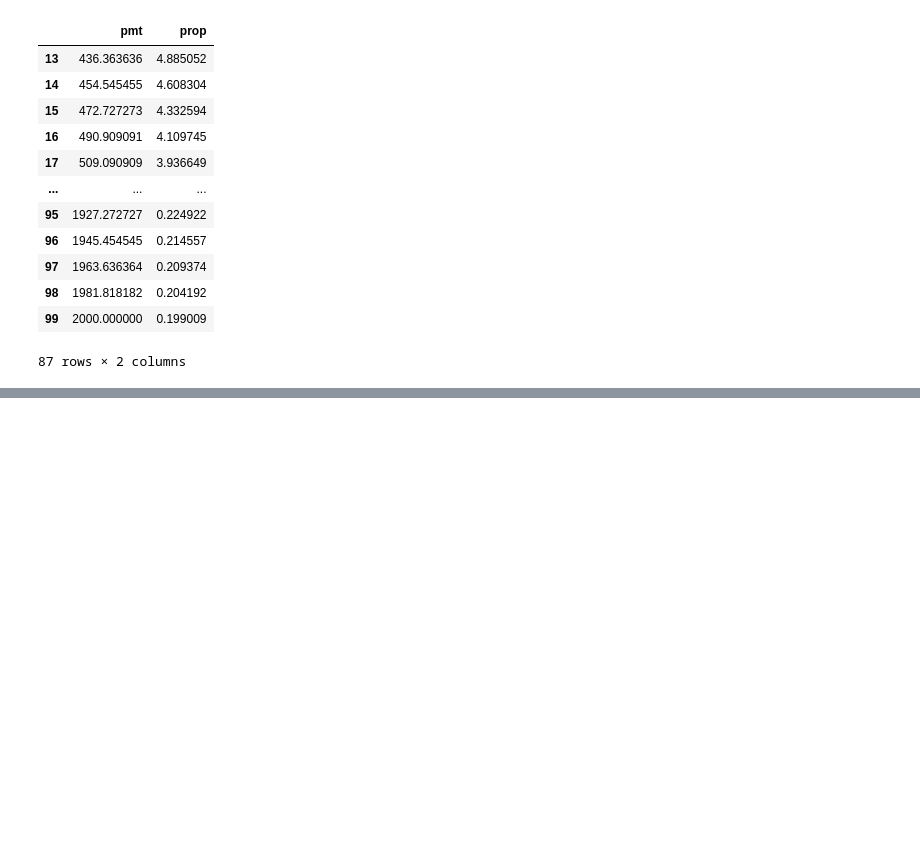
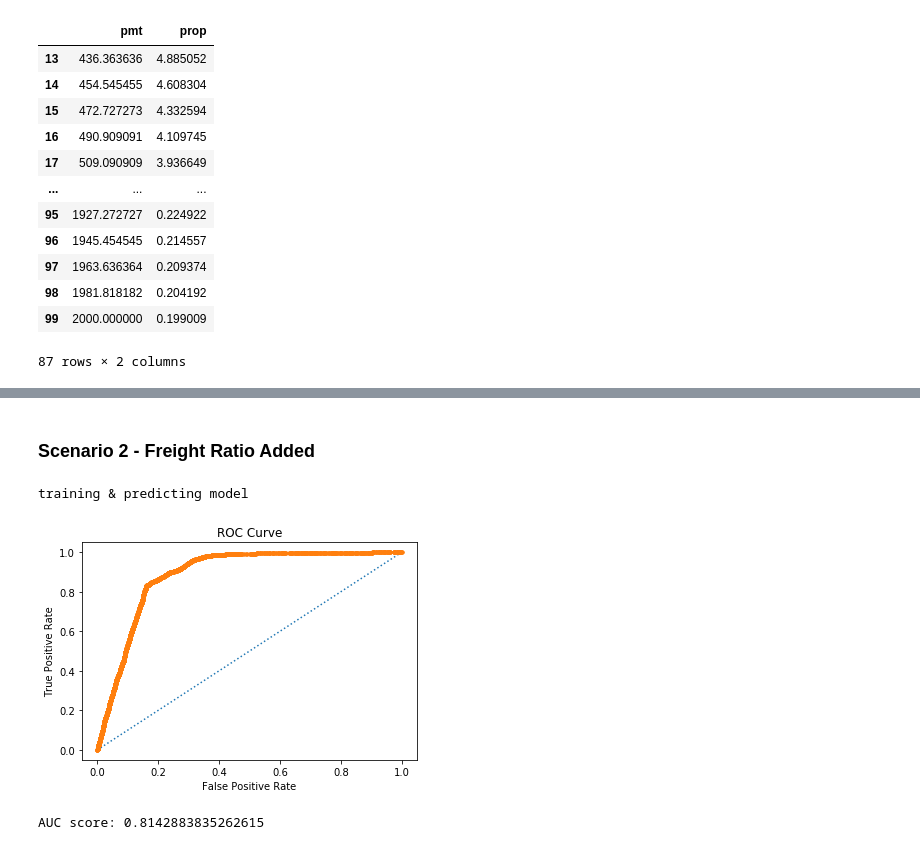
Before and after one commit to nicholasatyahadi/Customer-Purchasing-Behaviour-Analysis, a Jupyter notebook: main.ipynb, the cells around one changed output, grey strips where cells are left out. Cells and saved outputs as stored; diff of their text form; code cells hidden in the pictures; blank space fills up the shorter version.

```diff
--- a/main.ipynb
+++ b/main.ipynb
@@ -539,2 +563,4 @@ testdata
 # %%
 testdata.to_csv('testdata.csv', index=False)
+# %% [markdown]
+### Scenario 2 - Freight Ratio Added
@@ -540,0 +571,7 @@ testdata.to_csv('testdata.csv', index=False)
+# %%
+model3 = linear_model.LogisticRegression()
+train(model3)
+# %% [output]
+training & predicting model
+[figure, added]
+AUC score: 0.8142883835262615
```
Also changed, not shown: parts of 32 cells of this notebook, 2 other files.
